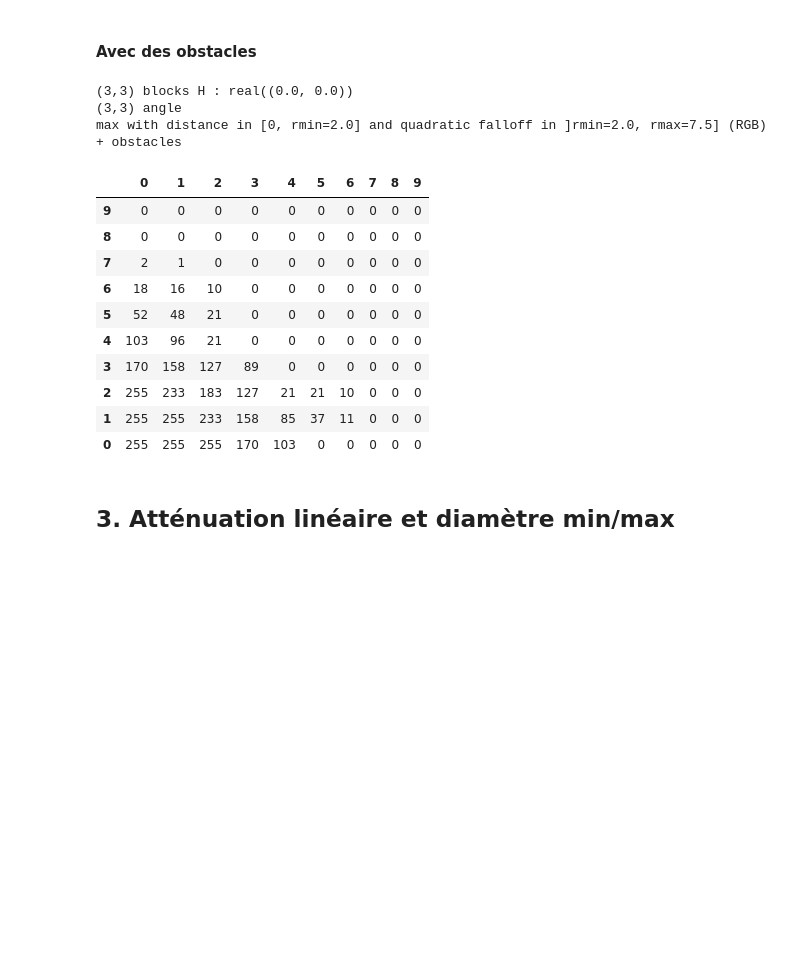
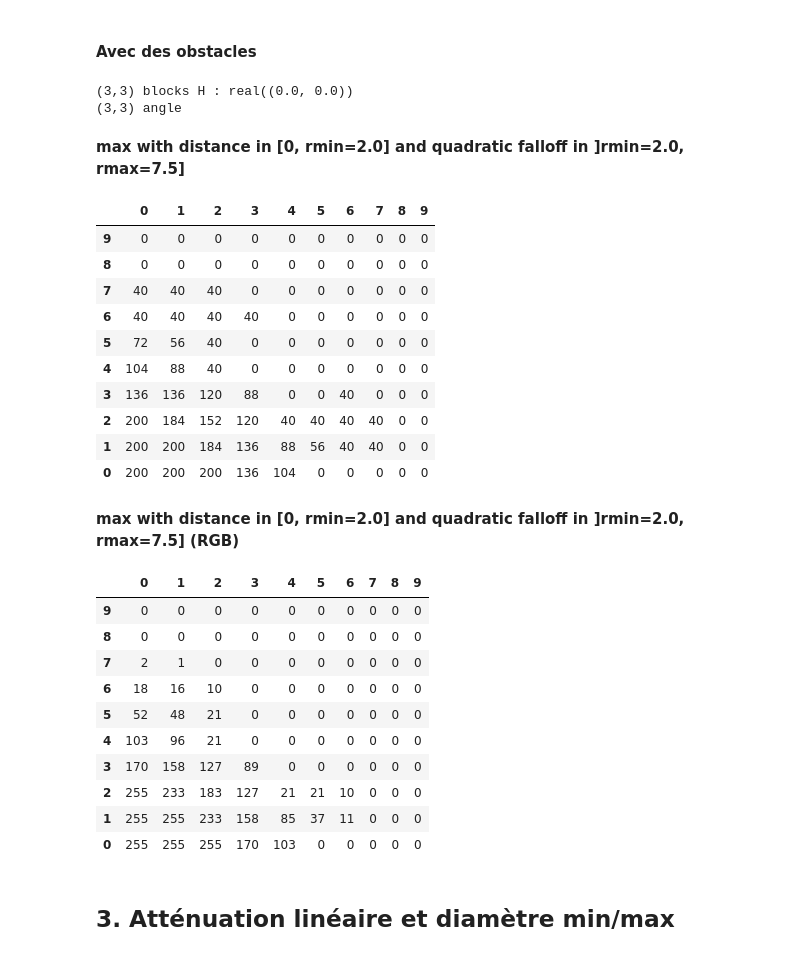
Before and after one commit to hern42/SpaceBanner, a Jupyter notebook: Notebooks/lighting_falloff.ipynb, the cells around one changed output. Cells and saved outputs as stored; diff of their text form; code cells hidden in the pictures; blank space fills up the shorter version.

```diff
--- a/Notebooks/lighting_falloff.ipynb
+++ b/Notebooks/lighting_falloff.ipynb
@@ -46,7 +47,7 @@ vx = np.array([1., 0.])
 light_angles = np.array([-180., 180.])
 
 # Display Array, descending y axis
-def display(msg, data):
+def dumpdata(msg, data):
     print(f"## {msg} ##\n {pd.DataFrame(data).sort_index(ascending=False, axis=0)}\n")
 
 print("Constants and basic functions: OK...")
@@ -284,12 +285,13 @@ def markBlocks(datastyle):
             if (blocks[y, x]):
                 datastyle.applymap(color_block, subset=(y, x))
 
-def fakeDisplay():
+def fakeDisplay(msg=""):
     df = pd.DataFrame(lighting_color).sort_index(ascending=False, axis=0)
     s = df.style.applymap(color_max_red)
     markBlocks(s)
-#    display("blocks", blocks)
-    return(s)
+    if msg!="":
+        display(HTML("<b>"+msg+"</b>"))
+    display(HTML(s.render()+"</br>"))
 
 print("Functions: OK")
 # %% [output]
@@ -636,26 +629,0 @@ max with distance in [0, rmin=2] and quadratic falloff in ]rmin=2, rmax=7.5]
-# %%
-def proceedRGB(rmin, rmax):
-    computeLighting_quadfalloff_minmaxradius(rmin, rmax)
-    convertRatioToRBG(lum)
-    return fakeDisplay()
-
-wrmin, wrmax = widgets.FloatSlider(min=2.,max=10.,step=0.5,value=2.),\
-                widgets.FloatSlider(min=3.,max=10.,step=0.5,value=7.5)
-
-def update_rmax_range(*args):
-    wrmax.min = wrmin.value + 0.5
-
-resetArrays()
-computeSector(WIDTH-1, HEIGHT-1)
-
-if INTERACTIVE:
-    wrmin.observe(update_rmax_range, 'value')
-    interact(proceedRGB, rmin=wrmin, rmax=wrmax)
-    print("max with distance in [0, rmin] and quadratic falloff in ]rmin, rmax] (RGB)")
-    s=""
-else:
-    rmin=2.
-    rmax=7.5
-    s = proceedRGB(rmin, rmax)
-    print(f"max with distance in [0, rmin={rmin}] and quadratic falloff in ]rmin={rmin}, rmax={rmax}] (RGB)")
-s
@@ -677,39 +632,47 @@ max with distance in [0, rmin=2.0] and quadratic falloff in ]rmin=2.0, rmax=7.5]
 # %%
 resetArrays()
 
 blocks[3, 2] = 1
 blocks[2, 3] = 1
 blocks[3, 3] = 1
 
 blocks[0, 4] = 1
 
 computeSector(WIDTH-1, HEIGHT-1)
 
 if INTERACTIVE:
-    interact(proceedRGB, rmin=wrmin, rmax=wrmax)
-    print("max with distance in [0, rmin] and quadratic falloff in ]rmin, rmax] (RGB) + obstacles")
-    s=""
+    interact(proceed, rmin=wrmin, rmax=wrmax)
 else:
     rmin=2.
     rmax=7.5
-    s = proceedRGB(rmin, rmax)
-    print(f"max with distance in [0, rmin={rmin}] and quadratic falloff in ]rmin={rmin}, rmax={rmax}] (RGB) + obstacles")
-s
+    proceed(rmin, rmax)
 # %% [output]
 (3,3) blocks H : real((0.0, 0.0))
 (3,3) angle
-max with distance in [0, rmin=2.0] and quadratic falloff in ]rmin=2.0, rmax=7.5] (RGB) + obstacles
+max with distance in [0, rmin=2.0] and quadratic falloff in ]rmin=2.0, rmax=7.5]
 |  | 0 | 1 | 2 | 3 | 4 | 5 | 6 | 7 | 8 | 9 |
 | 9 | 0 | 0 | 0 | 0 | 0 | 0 | 0 | 0 | 0 | 0 |
 | 8 | 0 | 0 | 0 | 0 | 0 | 0 | 0 | 0 | 0 | 0 |
-| 7 | 2 | 1 | 0 | 0 | 0 | 0 | 0 | 0 | 0 | 0 |
-| 6 | 18 | 16 | 10 | 0 | 0 | 0 | 0 | 0 | 0 | 0 |
-| 5 | 52 | 48 | 21 | 0 | 0 | 0 | 0 | 0 | 0 | 0 |
-| 4 | 103 | 96 | 21 | 0 | 0 | 0 | 0 | 0 | 0 | 0 |
-| 3 | 170 | 158 | 127 | 89 | 0 | 0 | 0 | 0 | 0 | 0 |
-| 2 | 255 | 233 | 183 | 127 | 21 | 21 | 10 | 0 | 0 | 0 |
-| 1 | 255 | 255 | 233 | 158 | 85 | 37 | 11 | 0 | 0 | 0 |
-| 0 | 255 | 255 | 255 | 170 | 103 | 0 | 0 | 0 | 0 | 0 |
+| 7 | 40 | 40 | 40 | 0 | 0 | 0 | 0 | 0 | 0 | 0 |
+| 6 | 40 | 40 | 40 | 40 | 0 | 0 | 0 | 0 | 0 | 0 |
+| 5 | 72 | 56 | 40 | 0 | 0 | 0 | 0 | 0 | 0 | 0 |
+| 4 | 104 | 88 | 40 | 0 | 0 | 0 | 0 | 0 | 0 | 0 |
+| 3 | 136 | 136 | 120 | 88 | 0 | 0 | 40 | 0 | 0 | 0 |
+| 2 | 200 | 184 | 152 | 120 | 40 | 40 | 40 | 40 | 0 | 0 |
+| 1 | 200 | 200 | 184 | 136 | 88 | 56 | 40 | 40 | 0 | 0 |
+| 0 | 200 | 200 | 200 | 136 | 104 | 0 | 0 | 0 | 0 | 0 |
+max with distance in [0, rmin=2.0] and quadratic falloff in ]rmin=2.0, rmax=7.5] (RGB)
+|  | 0 | 1 | 2 | 3 | 4 | 5 | 6 | 7 | 8 | 9 |
+| 9 | 0 | 0 | 0 | 0 | 0 | 0 | 0 | 0 | 0 | 0 |
+| 8 | 0 | 0 | 0 | 0 | 0 | 0 | 0 | 0 | 0 | 0 |
+| 7 | 2 | 1 | 0 | 0 | 0 | 0 | 0 | 0 | 0 | 0 |
+| 6 | 18 | 16 | 10 | 0 | 0 | 0 | 0 | 0 | 0 | 0 |
+| 5 | 52 | 48 | 21 | 0 | 0 | 0 | 0 | 0 | 0 | 0 |
+| 4 | 103 | 96 | 21 | 0 | 0 | 0 | 0 | 0 | 0 | 0 |
+| 3 | 170 | 158 | 127 | 89 | 0 | 0 | 0 | 0 | 0 | 0 |
+| 2 | 255 | 233 | 183 | 127 | 21 | 21 | 10 | 0 | 0 | 0 |
+| 1 | 255 | 255 | 233 | 158 | 85 | 37 | 11 | 0 | 0 | 0 |
+| 0 | 255 | 255 | 255 | 170 | 103 | 0 | 0 | 0 | 0 | 0 |
 # %% [markdown]
 ## 3. Atténuation linéaire et diamètre min/max
 # %%
```
Also changed, not shown: parts of 17 cells of this notebook, 3 other files.
